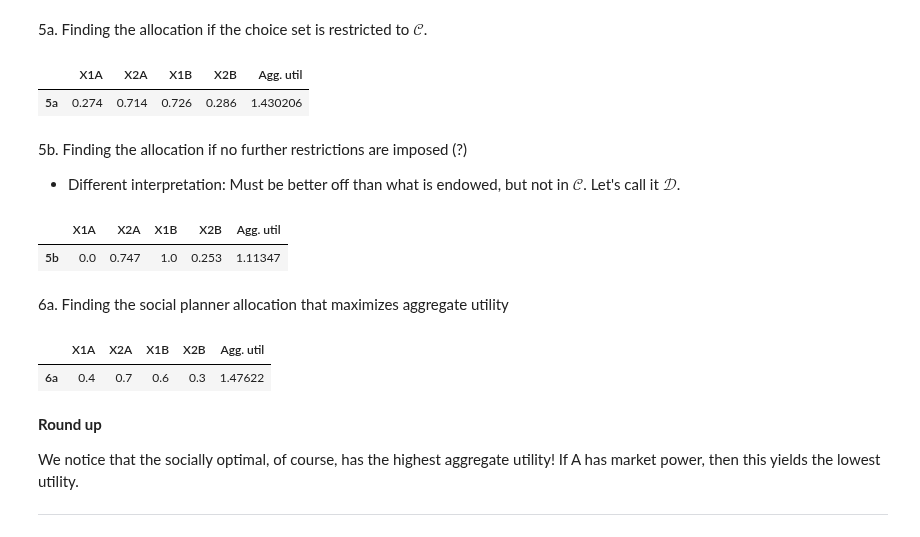
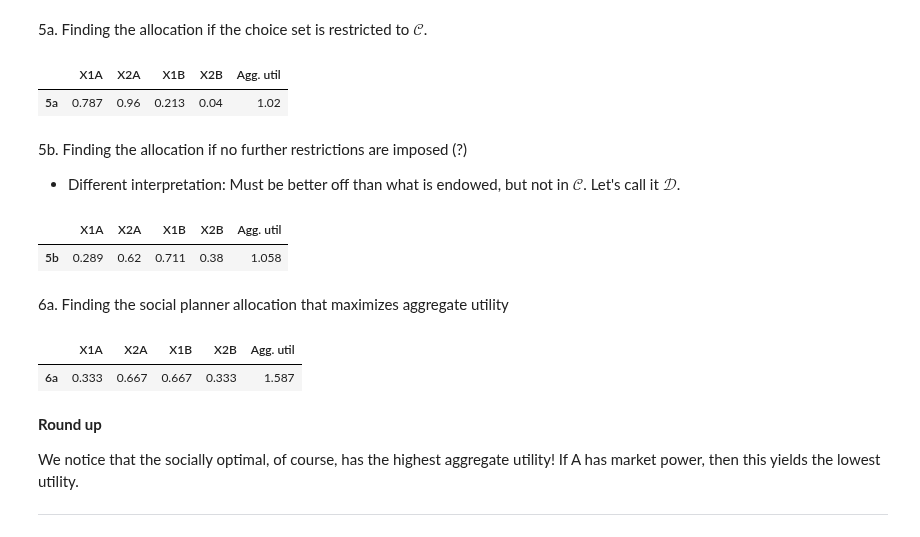
Before and after one commit to NumEconCopenhagen/projects-2024-jbh, a Jupyter notebook: inauguralproject/inauguralproject.ipynb, the cells around one changed output. Cells and saved outputs as stored; diff of their text form; code cells hidden in the pictures.

Commit message:
fixed err in util max (obj func is demand, not price)

```diff
--- a/inauguralproject/inauguralproject.ipynb
+++ b/inauguralproject/inauguralproject.ipynb
@@ -235,44 +232,41 @@ We notice that this is the same price!
 x_a1_min = min([point[0] for point in C])
 x_a1_max = max([point[0] for point in C])
 x_a2_min = min([point[1] for point in C])
 x_a2_max = max([point[1] for point in C])
 
 # Objective func
 def obj_max_U(X):
     return -model.utility_A(X[0], X[1])
 
 # Get me a random pair of xa1s and xa2s from C
 id_rand=np.random.randint(0,N)
 guess=C[id_rand]
 
 # Minimize the negative utility
 res = optimize.minimize(obj_max_U, x0=guess,bounds=((x_a1_min,x_a1_max), (x_a2_min,x_a2_max)))
 
-# Price that maximizes utility for A
-price_util_max_a=round(res.x[0], 3)
+# Demand that maximizes As utility
+x_a1_opt,x_a2_opt=res.x
 utility_val_A=round(-res.fun, 3)
 
 # Corresponding allocation
-x_b1_opt,x_b2_opt=model.demand_B(price_util_max_a)
-x_a1_opt = 1-x_b1_opt
-x_a2_opt = 1-x_b2_opt
-
-x_a1_opt,x_a2_opt, x_b1_opt,x_b2_opt = round(x_a1_opt, 3), round(x_a2_opt, 3), round(x_b1_opt, 3), round(x_b2_opt, 3)
+x_b1_opt = 1-x_a1_opt
+x_b2_opt = 1-x_a2_opt
 
 # Agg utility
 utility_val_B = model.utility_B(x_b1_opt, x_b2_opt)
 total_util = utility_val_A+utility_val_B
 
 # Summing up
 df_5a=pd.DataFrame({
-    'X1A':x_a1_opt, 'X2A': x_a2_opt,
-    'X1B':x_b1_opt, 'X2B':x_b2_opt,
-    'Agg. util':total_util
+    'X1A':x_a1_opt.round(3), 'X2A': x_a2_opt.round(3),
+    'X1B':x_b1_opt.round(3), 'X2B':x_b2_opt.round(3),
+    'Agg. util':total_util.round(3)
 }, index=['5a'])
 df_5a
 # %% [output]
 |  | X1A | X2A | X1B | X2B | Agg. util |
-| 5a | 0.274 | 0.714 | 0.726 | 0.286 | 1.430206 |
+| 5a | 0.787 | 0.96 | 0.213 | 0.04 | 1.02 |
 # %% [markdown]
 5b. Finding the allocation if no further restrictions are imposed (?)
 - Different interpretation: Must be better off than what is endowed, but not in $\mathcal{C}$. Let's call it $\mathcal{D}$.
@@ -298,16 +292,13 @@ guess=C[id_rand]
 # Minimize the negative utility
 res = optimize.minimize(obj_max_U, x0=guess, constraints={'type': 'ineq', 'fun': constraint})
 
-# Price that maximizes utility for A
-price_util_max_a=round(res.x[0], 3)
+# Demand that maximizes As utility
+x_a1_opt,x_a2_opt=res.x
 utility_val_A=round(-res.fun, 3)
 
 # Corresponding allocation
-x_b1_opt,x_b2_opt=model.demand_B(price_util_max_a)
-x_a1_opt = 1-x_b1_opt
-x_a2_opt = 1-x_b2_opt
-
-x_a1_opt,x_a2_opt, x_b1_opt,x_b2_opt = round(x_a1_opt, 3), round(x_a2_opt, 3), round(x_b1_opt, 3), round(x_b2_opt, 3)
+x_b1_opt = 1-x_a1_opt
+x_b2_opt = 1-x_a2_opt
 
 # Agg utility
 utility_val_B = model.utility_B(x_b1_opt, x_b2_opt)
@@ -315,14 +306,14 @@ total_util = utility_val_A+utility_val_B
 
 # Summing up
 df_5b=pd.DataFrame({
-    'X1A':x_a1_opt, 'X2A': x_a2_opt,
-    'X1B':x_b1_opt, 'X2B':x_b2_opt,
-    'Agg. util':total_util
+    'X1A':x_a1_opt.round(3), 'X2A': x_a2_opt.round(3),
+    'X1B':x_b1_opt.round(3), 'X2B':x_b2_opt.round(3),
+    'Agg. util':total_util.round(3)
 }, index=['5b'])
 df_5b
 # %% [output]
 |  | X1A | X2A | X1B | X2B | Agg. util |
-| 5b | 0.0 | 0.747 | 1.0 | 0.253 | 1.11347 |
+| 5b | 0.289 | 0.62 | 0.711 | 0.38 | 1.058 |
 # %% [markdown]
 6a. Finding the social planner allocation that maximizes aggregate utility
 # %%
@@ -331,10 +322,6 @@ D = [
     (xA1, xA2) for xA1 in x_a1 for xA2 in x_a2
     if model.utility_B(1-xA1, 1-xA2) >= model.utility_B(omega_b1, omega_b2)
 ]
-
-# Constraints
-def constraint(x):
-    return x-1
 
 # Redefine objective function
 def obj_max_U(x):
@@ -344,19 +331,19 @@ def obj_max_U(x):
 id_rand=np.random.randint(0,N)
 guess=D[id_rand]
 
-# Minimize the negative utility (no constraints)
-res = optimize.minimize(obj_max_U, x0=guess,bounds=((0,1), (0,1)), constraints={'type': 'ineq', 'fun': constraint})
+# Bounds of demand
+bounds=((0,1), (0,1))
 
-# Price that maximizes utility for A
-price_util_max_a=round(res.x[0], 3)
+# Minimize the negative utility
+res = optimize.minimize(obj_max_U, x0=guess,bounds=bounds)
+
+# Demand that maximizes As utility
+x_a1_opt,x_a2_opt=res.x
 utility_val_A=round(-res.fun, 3)
 
 # Corresponding allocation
-x_b1_opt,x_b2_opt=model.demand_B(price_util_max_a)
-x_a1_opt = 1-x_b1_opt
-x_a2_opt = 1-x_b2_opt
-
-x_a1_opt,x_a2_opt, x_b1_opt,x_b2_opt = round(x_a1_opt, 3), round(x_a2_opt, 3), round(x_b1_opt, 3), round(x_b2_opt, 3)
+x_b1_opt = 1-x_a1_opt
+x_b2_opt = 1-x_a2_opt
 
 # Agg utility
 utility_val_B = model.utility_B(x_b1_opt, x_b2_opt)
@@ -364,14 +351,14 @@ total_util = utility_val_A+utility_val_B
 
 # Summing up
 df_6a=pd.DataFrame({
-    'X1A':x_a1_opt, 'X2A': x_a2_opt,
-    'X1B':x_b1_opt, 'X2B':x_b2_opt,
-    'Agg. util':total_util
+    'X1A':x_a1_opt.round(3), 'X2A': x_a2_opt.round(3),
+    'X1B':x_b1_opt.round(3), 'X2B':x_b2_opt.round(3),
+    'Agg. util':total_util.round(3)
 }, index=['6a'])
 df_6a
 # %% [output]
 |  | X1A | X2A | X1B | X2B | Agg. util |
-| 6a | 0.4 | 0.7 | 0.6 | 0.3 | 1.47622 |
+| 6a | 0.333 | 0.667 | 0.667 | 0.333 | 1.587 |
 # %% [markdown]
 **Round up**
 
```
Also changed, not shown: parts of 3 cells of this notebook.
